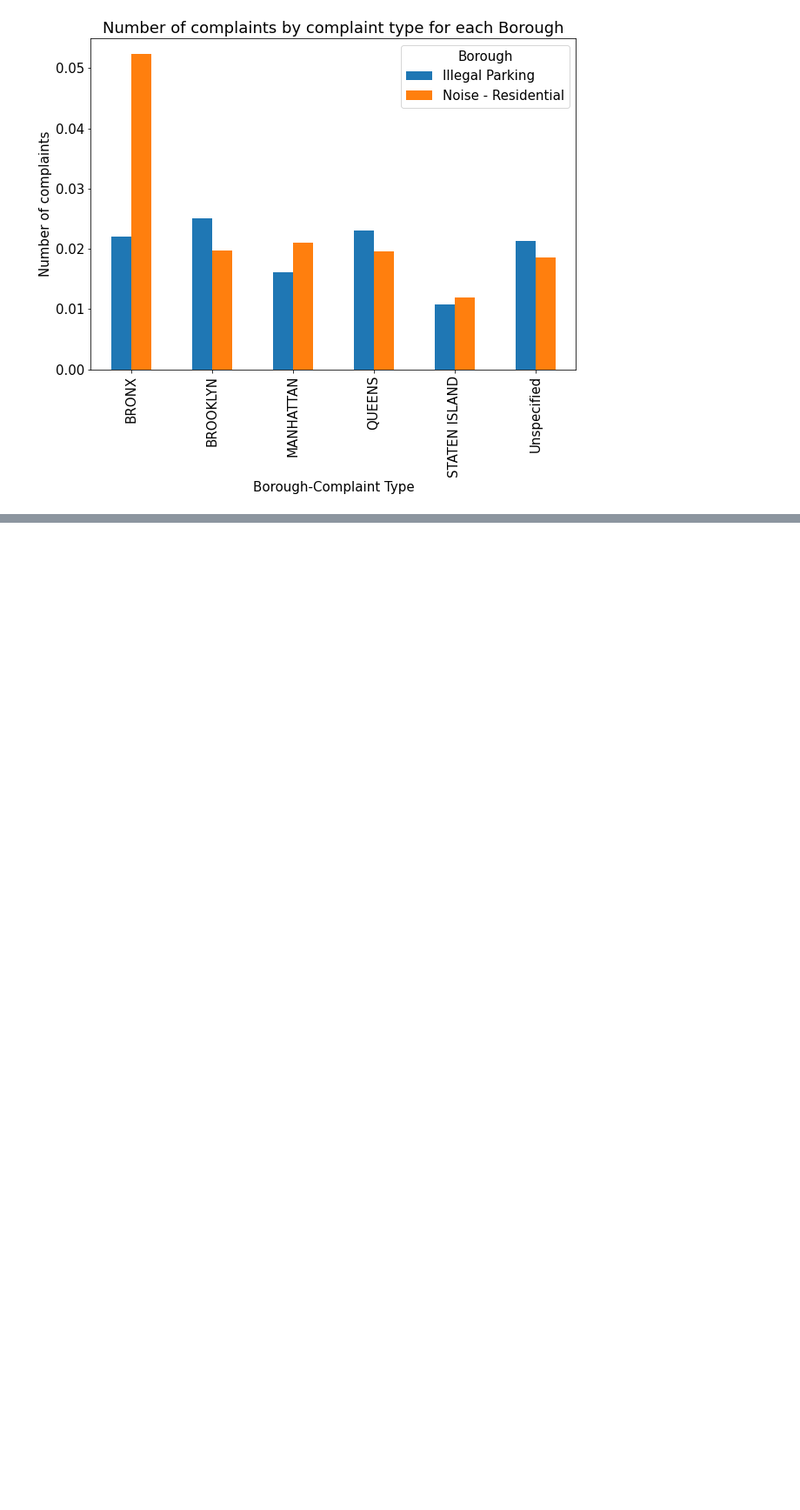
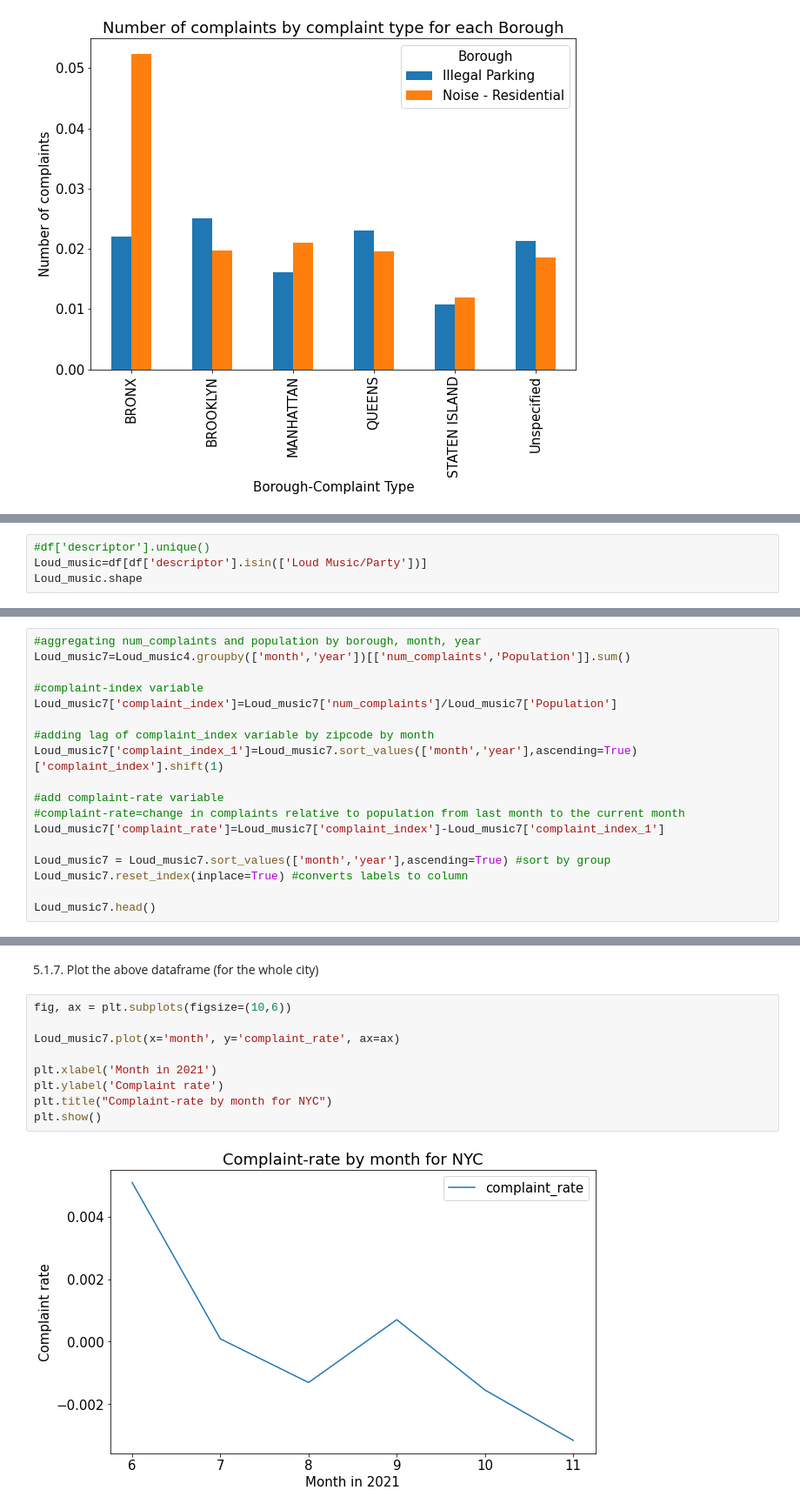
Before and after one commit to adarshkuthuru/NYC-Neighbourhood-Distress-Complaints-Exploratory-Data-Analysis, a Jupyter notebook: Adarsh Kuthuru - Morningstar Assignment.ipynb, the cells around one changed output, grey strips where cells are left out. Shown at 87% size. Cells and saved outputs as stored; diff of their text form; blank space fills up the shorter version.

```diff
--- a/Adarsh Kuthuru - Morningstar Assignment.ipynb
+++ b/Adarsh Kuthuru - Morningstar Assignment.ipynb
@@ -339,0 +356,4 @@ plt.show()
+# %%
+#df['descriptor'].unique()
+Loud_music=df[df['descriptor'].isin(['Loud Music/Party'])]
+Loud_music.shape
@@ -339,0 +440,18 @@ plt.show()
+# %%
+#aggregating num_complaints and population by borough, month, year
+Loud_music7=Loud_music4.groupby(['month','year'])[['num_complaints','Population']].sum()
+
+#complaint-index variable
+Loud_music7['complaint_index']=Loud_music7['num_complaints']/Loud_music7['Population']
+
+#adding lag of complaint_index variable by zipcode by month
+Loud_music7['complaint_index_1']=Loud_music7.sort_values(['month','year'],ascending=True)['complaint_index'].shift(1)
+
+#add complaint-rate variable
+#complaint-rate=change in complaints relative to population from last month to the current month
+Loud_music7['complaint_rate']=Loud_music7['complaint_index']-Loud_music7['complaint_index_1']
+
+Loud_music7 = Loud_music7.sort_values(['month','year'],ascending=True) #sort by group
+Loud_music7.reset_index(inplace=True) #converts labels to column
+
+Loud_music7.head()
@@ -339,0 +465,13 @@ plt.show()
+# %% [markdown]
+5.1.7. Plot the above dataframe (for the whole city)
+# %%
+fig, ax = plt.subplots(figsize=(10,6))
+
+Loud_music7.plot(x='month', y='complaint_rate', ax=ax)
+
+plt.xlabel('Month in 2021')
+plt.ylabel('Complaint rate')
+plt.title("Complaint-rate by month for NYC")
+plt.show()
+# %% [output]
+[figure, added]
```
Also changed, not shown: parts of 34 cells of this notebook.
